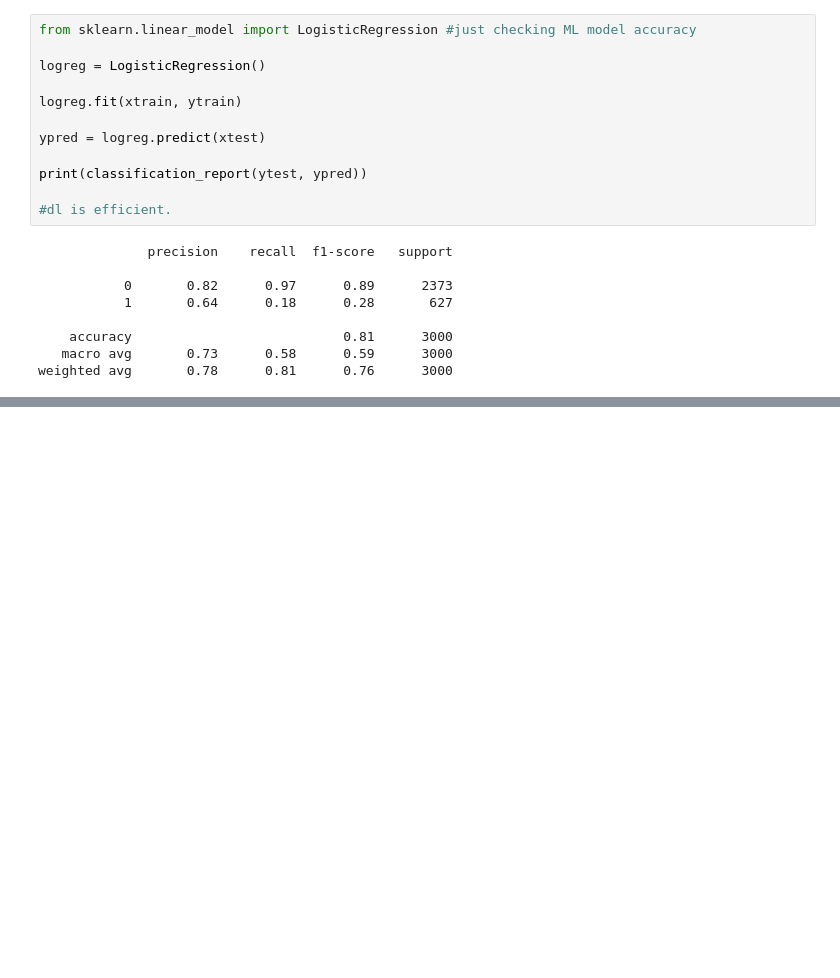
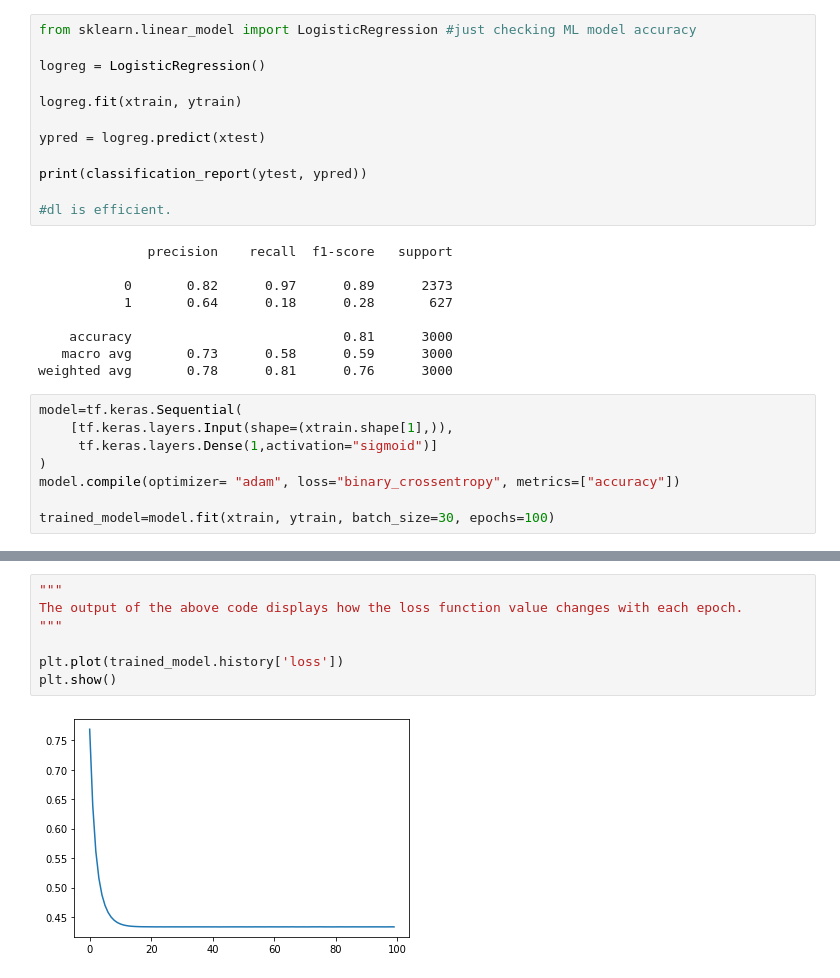
Before and after one commit to Parinita-Jain/DeepLearning, a Jupyter notebook: ANNC_on_churn_modelling.ipynb, the cells around one changed output, grey strips where cells are left out. Drawn from its saved outputs; the diff is of its cells as text; blank space fills up the shorter version.

```diff
--- a/ANNC_on_churn_modelling.ipynb
+++ b/ANNC_on_churn_modelling.ipynb
@@ -191,3 +191,11 @@ print(classification_report(ytest, ypred))
     accuracy                           0.81      3000
    macro avg       0.73      0.58      0.59      3000
 weighted avg       0.78      0.81      0.76      3000
+# %%
+model=tf.keras.Sequential(
+    [tf.keras.layers.Input(shape=(xtrain.shape[1],)),
+     tf.keras.layers.Dense(1,activation="sigmoid")]
+)
+model.compile(optimizer= "adam", loss="binary_crossentropy", metrics=["accuracy"])
+
+trained_model=model.fit(xtrain, ytrain, batch_size=30, epochs=100)
@@ -193,0 +220,9 @@ weighted avg       0.78      0.81      0.76      3000
+# %%
+"""
+The output of the above code displays how the loss function value changes with each epoch.
+"""
+
+plt.plot(trained_model.history['loss'])
+plt.show()
+# %% [output]
+[figure, added]
```
Also changed, not shown: parts of 5 cells of this notebook.
